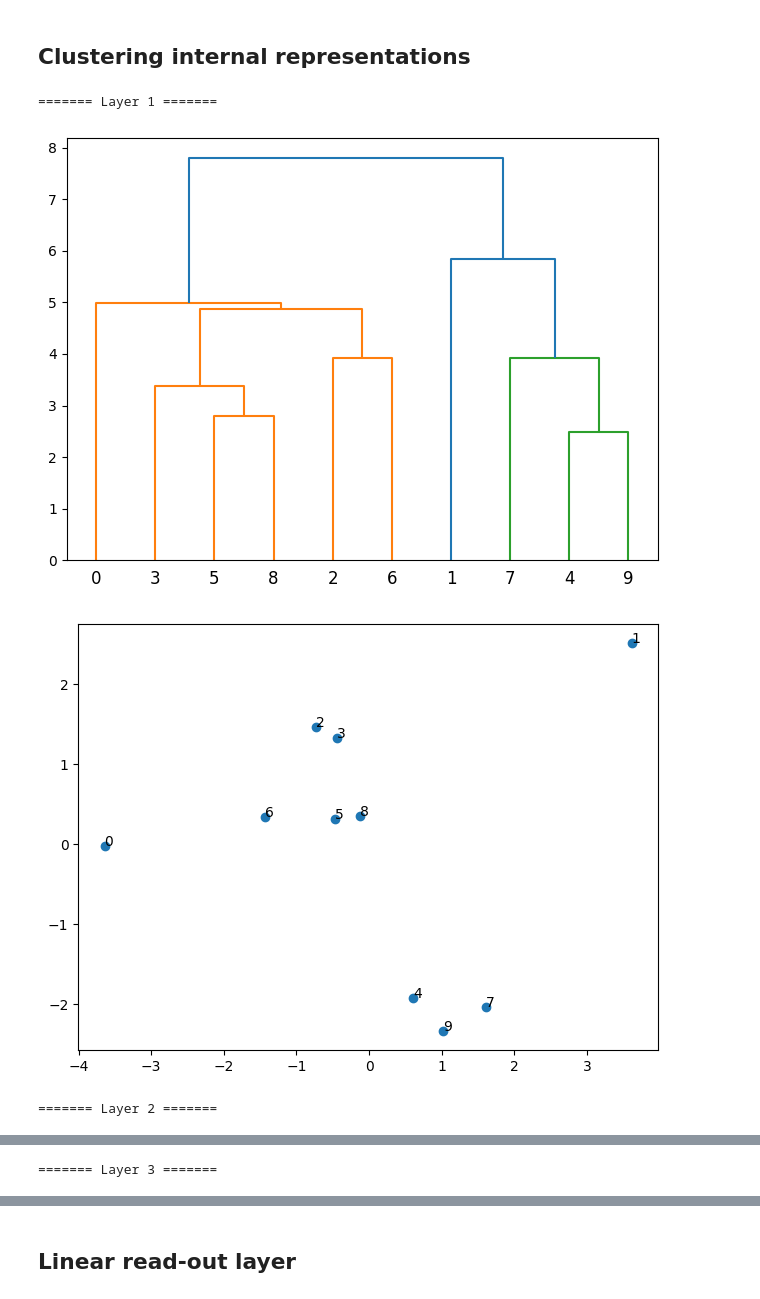
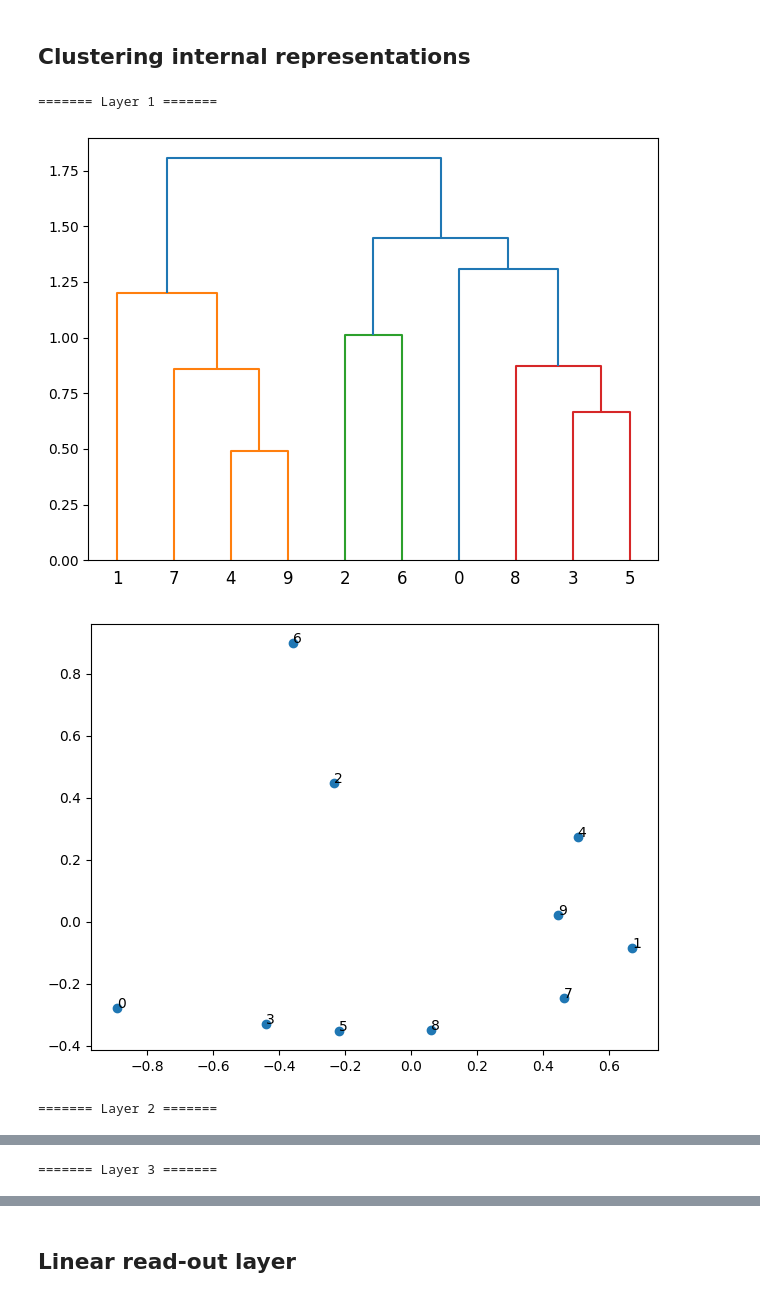
Before and after one commit to pavelihno/cognition-computation-project, a Jupyter notebook: notebook.ipynb, the cells around one changed output, grey strips where cells are left out. Drawn from its saved outputs; the diff is of its cells as text; code cells hidden in the pictures.

```diff
--- a/notebook.ipynb
+++ b/notebook.ipynb
@@ -196,15 +199,17 @@ print(f'Using device: {device_name}')
 # %% [output]
 Using device: cuda
 # %%
+transforms = torchvision.transforms.Compose([
+    torchvision.transforms.ToTensor(),
+    torchvision.transforms.Normalize((0.5,), (0.5,)),
+])
+
 mnist_train_ds = torchvision.datasets.MNIST(
-    root='mnist', train=True, download=True, transform=torchvision.transforms.ToTensor()
+    root='mnist', train=True, download=True, transform=transforms
 )
 mnist_test_ds = torchvision.datasets.MNIST(
-    root='mnist', train=False, download=True, transform=torchvision.transforms.ToTensor()
+    root='mnist', train=False, download=True, transform=transforms
 )
-
-mnist_train_ds.data = mnist_train_ds.data / 255
-mnist_test_ds.data = mnist_test_ds.data / 255
 
 mnist_img_shape = (28, 28)
 batch_size = 32
@@ -246,8 +250,9 @@ rbm.to(device)
 rbm_weights_file_name = 'rbm_1.pth'
 # %%
 # RBM training
-train_ds_size = mnist_train_ds.data.shape[0]
-train_data = mnist_train_ds.data.reshape(train_ds_size, n_visible)
+train_data = normalize_float(
+    mnist_train_ds.data.reshape(len(mnist_train_ds), n_visible)
+)
 
 loss_history = rbm.fit(
     dataset=train_data,
@@ -305,8 +310,9 @@ dbn.to(device)
 dbn_weights_file_name = 'dbn_1.pth'
 # %%
 # DBN training
-train_ds_size = mnist_train_ds.data.shape[0]
-train_data = mnist_train_ds.data.reshape(train_ds_size, n_visible)
+train_data = normalize_float(
+    mnist_train_ds.data.reshape(len(mnist_train_ds), n_visible)
+)
 
 dbn_loss_histories = dbn.fit(
     dataset=train_data,
@@ -478,19 +484,31 @@ def show_clusters(representations, labels):
     display(fig)
     plt.close(fig)
 # %%
-n = len(mnist_test_ds.data)
 labels = mnist_test_ds.targets.cpu().numpy()
 
-prob_h = mnist_test_ds.data.reshape(n, n_visible)
+# Prepare the input for the first RBM layer from the test loader
+prob_h_input = []
+with torch.no_grad():
+    for batch_data in mnist_test_loader:
+        images = batch_data[0].to(device)
+        if images.dim() > 2:
+            images = images.view(images.size(0), -1)
+        prob_h_input.append(images)
+prob_h_input = torch.cat(prob_h_input, dim=0)
+
+# Process through DBN layers to get hidden representations for clustering
+current_prob_h = prob_h_input # Start with the preprocessed test data
+
 for layer_idx, rbm in enumerate(dbn.rbms):
-    prob_h, h = rbm.sample_h(prob_h.to(device))
+    prob_h_output, _ = rbm.sample_h(current_prob_h)
+    current_prob_h = prob_h_output # Update for the next layer
 
     print(f'======= Layer {layer_idx + 1} =======')
-    show_dendrogram(prob_h.cpu().numpy(), labels)
-    show_clusters(prob_h.cpu().numpy(), labels)
+    show_dendrogram(current_prob_h.cpu().numpy(), labels)
+    show_clusters(current_prob_h.cpu().numpy(), labels)
     print()
 # %% [output]
 ======= Layer 1 =======
-[figure, old version]
+[figure, new version]
-[figure, old version]
+[figure, new version]
 ======= Layer 2 =======
```
Also changed, not shown: parts of 22 cells of this notebook.
